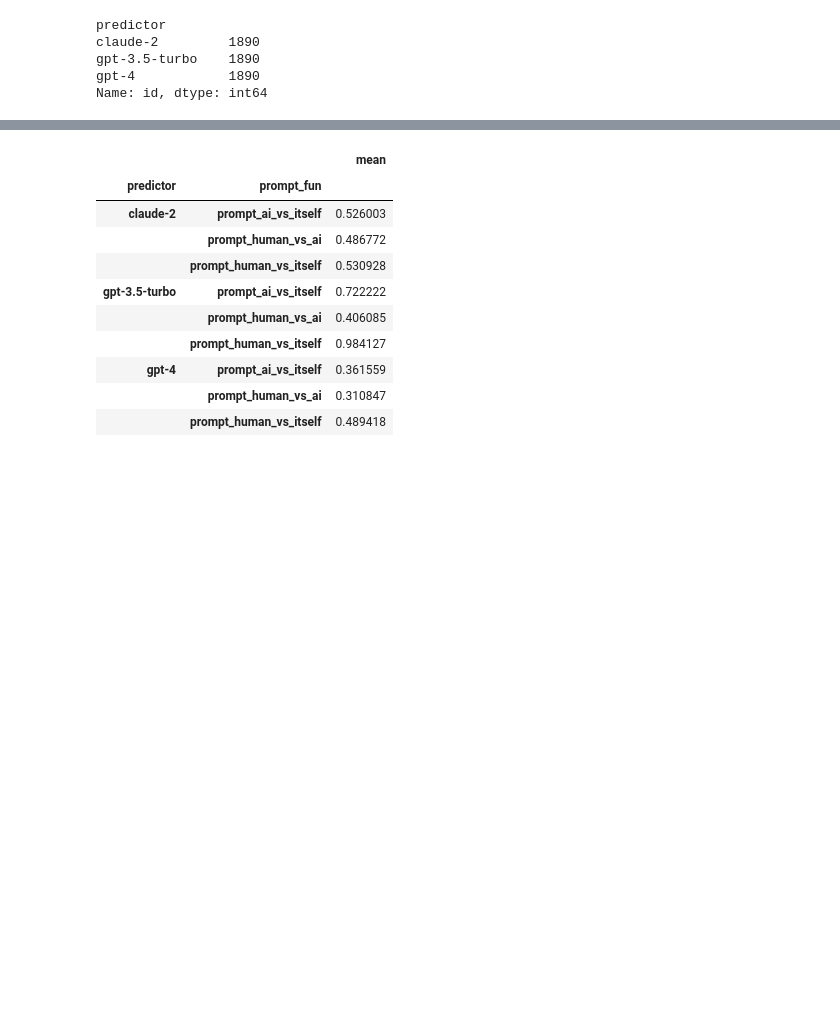
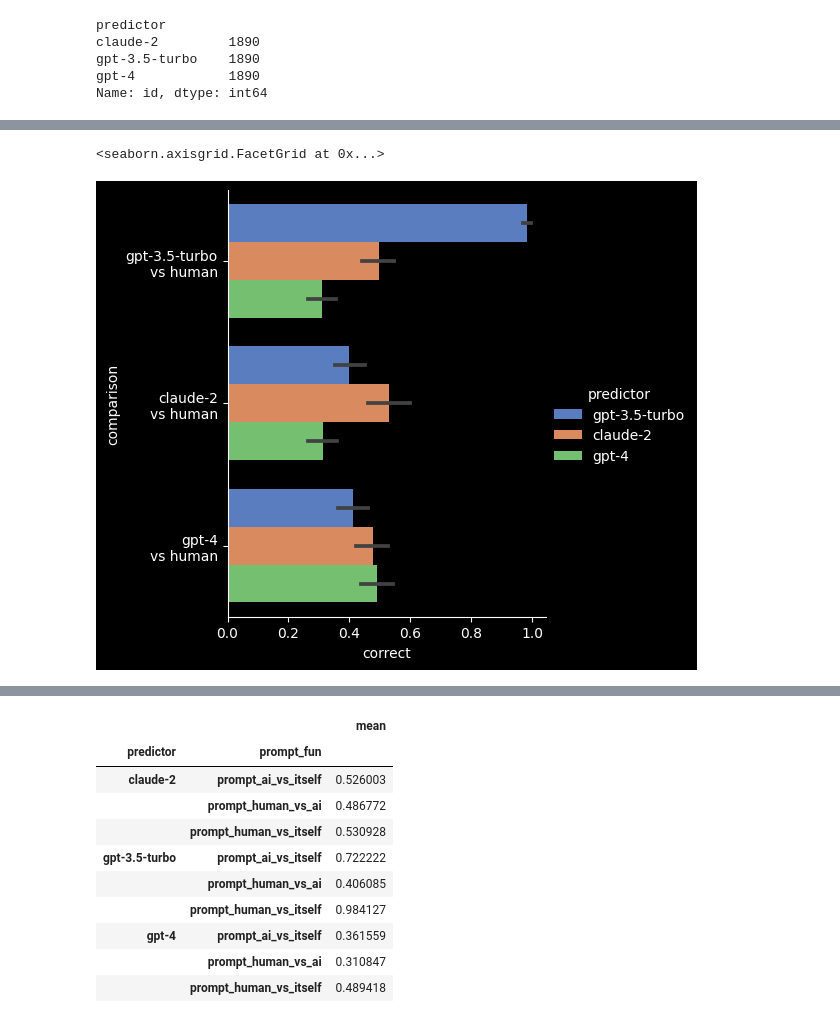
Before and after one commit to qfeuilla/TuringMirror, a Jupyter notebook: data_prep_analysis.ipynb, the cells around one changed output, grey strips where cells are left out. Saved outputs shown, nothing was run; the diff lists cells and outputs as text; code cells hidden in the pictures; blank space fills up the shorter version.

```diff
--- a/data_prep_analysis.ipynb
+++ b/data_prep_analysis.ipynb
@@ -50,0 +103,5 @@ accuracy_by_test_type.plot(kind='bar')
+# %%
+data["comparison"] = data.apply(
+    lambda row: "\nvs ".join(sorted([row.generator1, row.generator2])), axis="columns"
+)
+data
@@ -50,0 +122,21 @@ accuracy_by_test_type.plot(kind='bar')
+# %%
+sns.catplot(
+    data=data,
+    hue="predictor",
+    hue_order=["gpt-3.5-turbo", "claude-2", "gpt-4"],
+    y="comparison",
+    x="correct",
+    kind="bar",
+    order=[
+        "gpt-3.5-turbo\nvs human",
+        "claude-2\nvs human",
+        "gpt-4\nvs human",
+        # "claude-2\nvs gpt-3.5-turbo",
+        # "claude-2\nvs gpt-4",
+        # "gpt-3.5-turbo\nvs gpt-4",
+    ],
+    # order=["category1", "category2", "category3"]  # Add your desired order of categories here
+)
+# %% [output]
+<seaborn.axisgrid.FacetGrid at 0x...>
+[figure, added]
```
Also changed, not shown: parts of 25 cells of this notebook, 1 other file.
